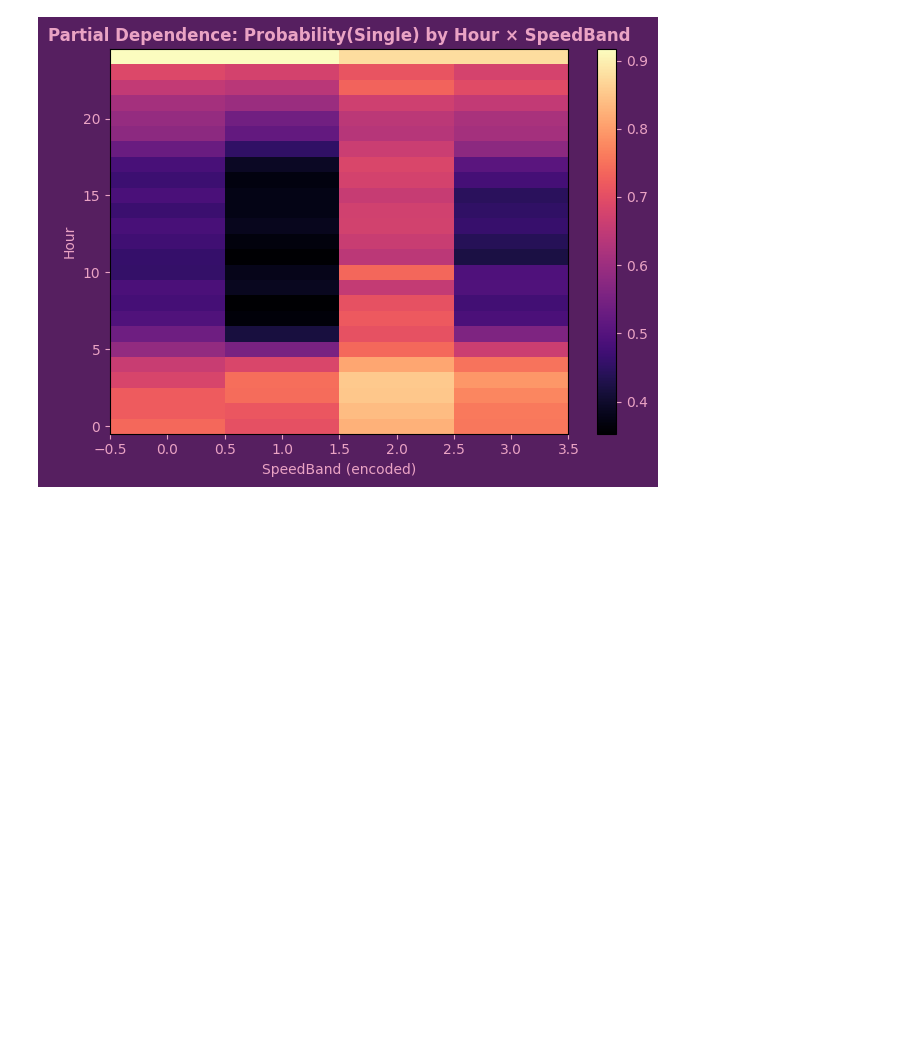
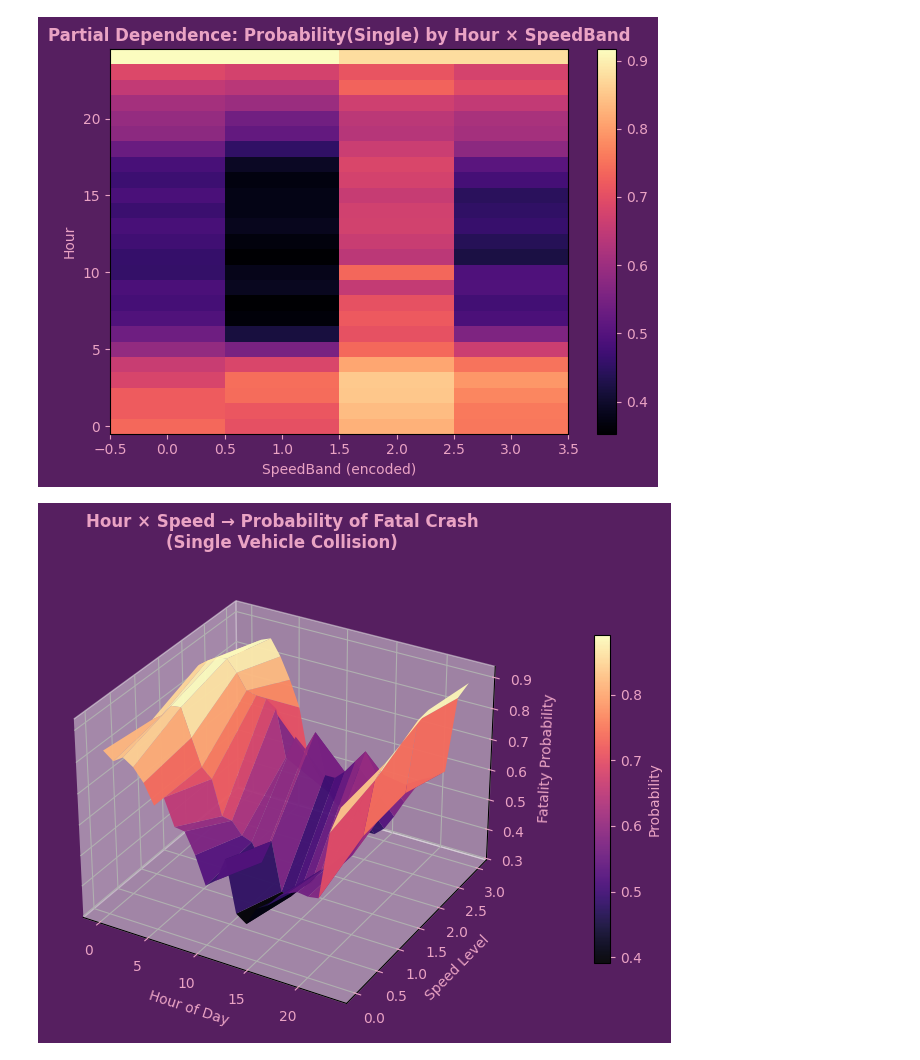
Before and after one commit to NoorullahMuhammadKhan/Noorullah-Khan-Github-Repository, a Jupyter notebook: Scyne Advisory Interview/Traffic Investigation Scyne Advisory.ipynb, the cells around one changed output. Cells and saved outputs as stored; diff of their text form; code cells hidden in the pictures; blank space fills up the shorter version.

```diff
--- a/Scyne Advisory Interview/Traffic Investigation Scyne Advisory.ipynb
+++ b/Scyne Advisory Interview/Traffic Investigation Scyne Advisory.ipynb
@@ -2140,3 +2131,66 @@ cbar = plt.colorbar(im); cbar.ax.yaxis.label.set_color(AXIS); cbar.ax.tick_param
 plt.tight_layout(); plt.show()
 # %% [output]
 [figure]
+# %%
+import numpy as np
+import pandas as pd
+import matplotlib.pyplot as plt
+from mpl_toolkits.mplot3d import Axes3D  # noqa: F401
+
+# ===== THEME =====
+BG, AXIS, FG = "#561f60", "#eaa3c4", "white"
+
+# Make sure Hour / SpeedBand in training matrix X are ints
+if "Hour" in X.columns:
+    X["Hour"] = pd.to_numeric(X["Hour"], errors="coerce").fillna(0).astype(int)
+if "SpeedBand" in X.columns:
+    X["SpeedBand"] = pd.to_numeric(X["SpeedBand"], errors="coerce").fillna(0).astype(int)
+
+# ---- Build Hour × SpeedBand grid ----
+hour_grid      = np.arange(0, 24)                         # hours 0..23
+speedband_vals = sorted(pd.unique(X["SpeedBand"]))        # all encoded speed bands you trained on
+
+H, S = np.meshgrid(hour_grid, speedband_vals, indexing="xy")
+grid = pd.DataFrame({
+    "Hour": H.ravel(),
+    "SpeedBand": S.ravel()
+})
+
+# ---- Fill the rest of the features with typical values (median works well for encoded columns) ----
+base_vals = X.median(numeric_only=True).to_dict()
+for col in X.columns:
+    if col not in grid.columns:
+        grid[col] = base_vals.get(col, 0)
+
+# Ensure correct dtypes for key features
+grid["Hour"] = grid["Hour"].astype(int)
+grid["SpeedBand"] = grid["SpeedBand"].astype(int)
+
+# 🔑 Reindex to EXACT training order to avoid feature_names mismatch
+grid_ordered = grid.reindex(columns=X.columns)
+
+# ---- Predict probability of Single (class 1) ----
+probs = model.predict_proba(grid_ordered)[:, 1]
+Z = probs.reshape(H.shape)
+
+# ---- Plot 3D surface ----
+fig = plt.figure(figsize=(8,5.5))
+ax = fig.add_subplot(111, projection="3d")
+
+surf = ax.plot_surface(H, S, Z, cmap="magma", linewidth=0, antialiased=True, alpha=0.95)
+
+ax.set_xlabel("Hour of Day", color=AXIS)
+ax.set_ylabel("Speed Level", color=AXIS)
+ax.set_zlabel("Fatality Probability", color=AXIS)
+ax.set_title("Hour × Speed → Probability of Fatal Crash\n(Single Vehicle Collision)",
+              color=AXIS, weight="bold", pad=12, loc='center')
+
+fig.patch.set_facecolor(BG); ax.set_facecolor(BG)
+ax.tick_params(colors=AXIS)
+cbar = fig.colorbar(surf, shrink=0.7, pad=0.1)
+cbar.ax.tick_params(colors=AXIS)
+cbar.set_label("Probability", color=AXIS)
+
+plt.tight_layout(); plt.show()
+# %% [output]
+[figure, added]
```
Also changed, not shown: parts of 4 cells of this notebook, 1 other file.
